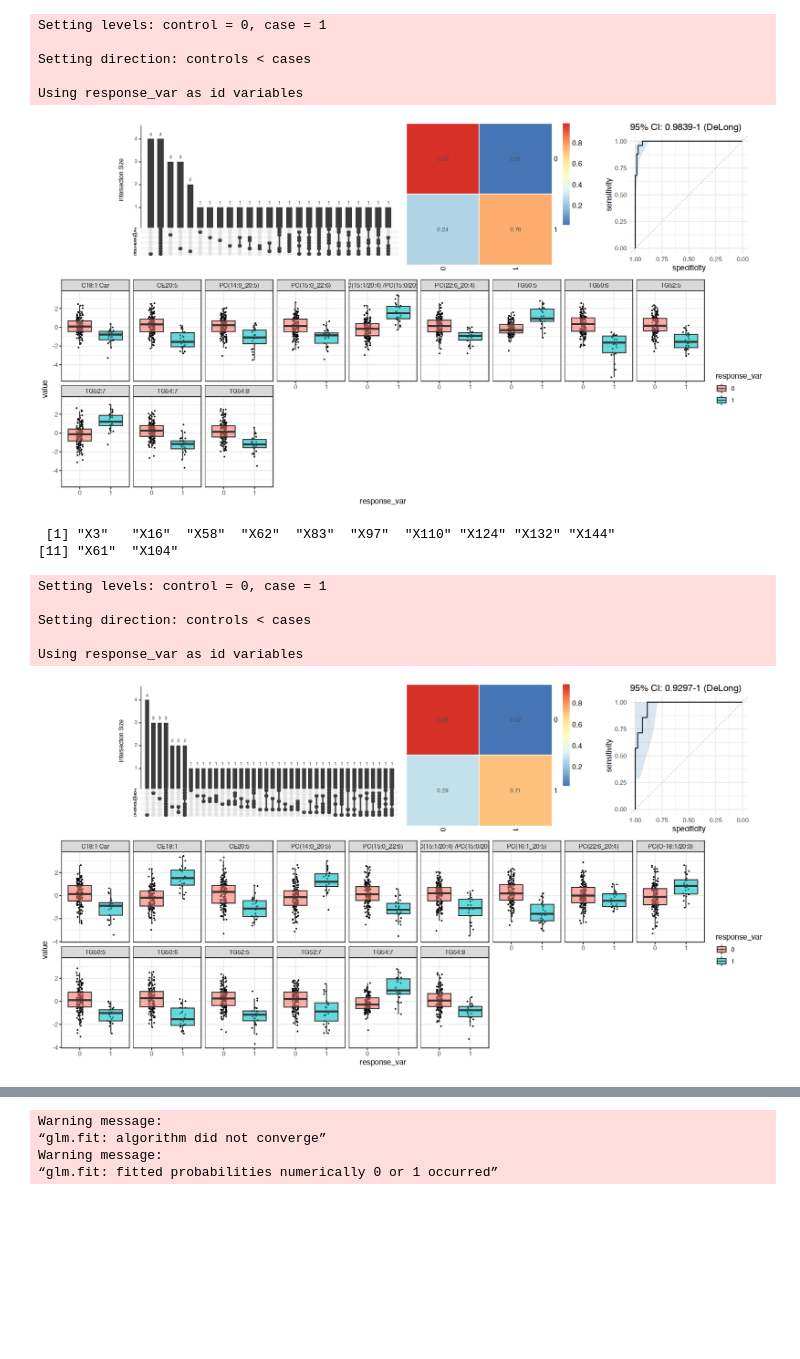
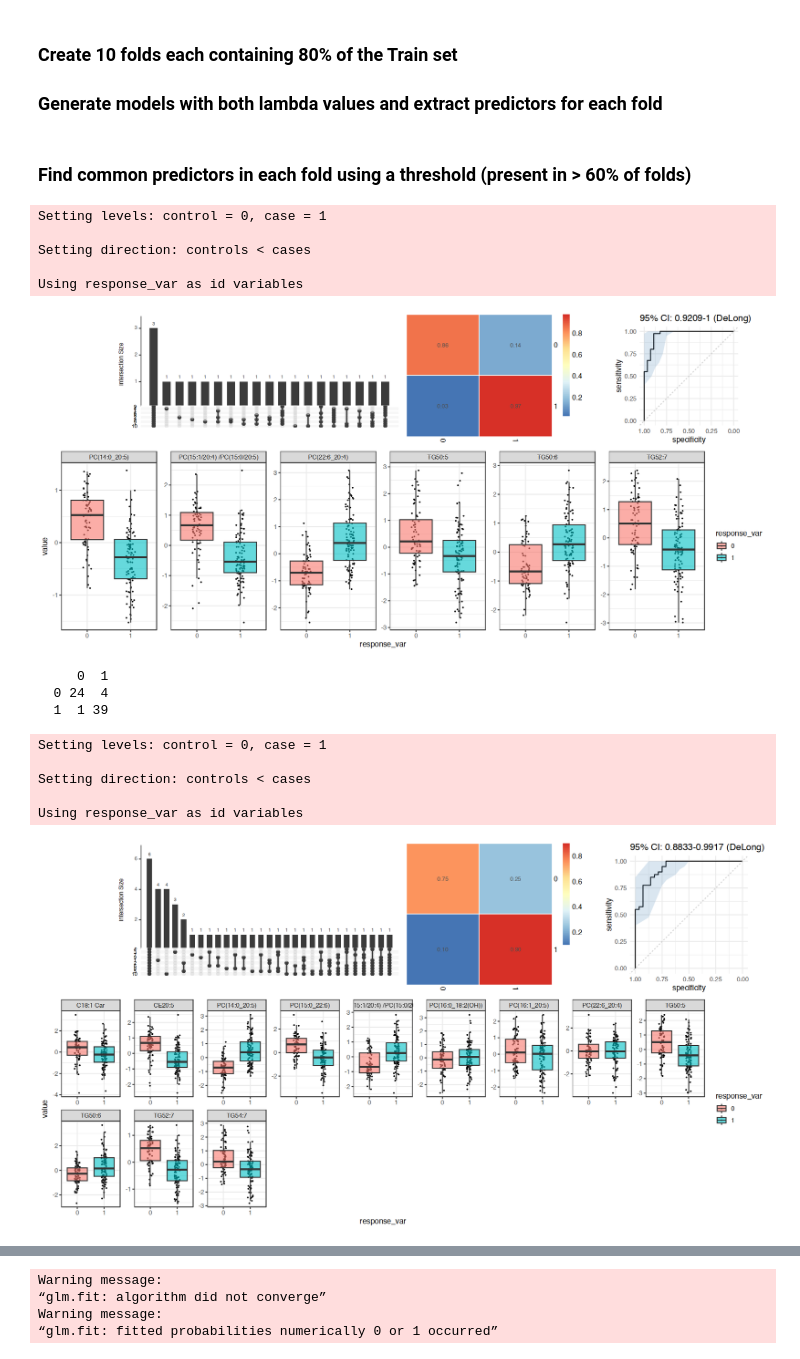
Before and after one commit to HussinLab/BECAME_HF, a Jupyter notebook: notebooks/Logistic_Regression_Lasso.ipynb, the cells around one changed output, grey strips where cells are left out. Drawn from its saved outputs; the diff is of its cells as text; code cells hidden in the pictures; blank space fills up the shorter version.

```diff
--- a/notebooks/Logistic_Regression_Lasso.ipynb
+++ b/notebooks/Logistic_Regression_Lasso.ipynb
@@ -9,7 +54,9 @@ lipid_meta = read.csv('../data/var_importance.b1.csv')
 # %%
 scaled_df = read.csv('../data/merged_dataset.csv')
 meta = read.csv('../data/merged_dataset_meta.csv')
+response_name = 'group'
 
 became_data = scaled_df[rownames(subset(meta,cohort=='BECAME')),]
+#became_data = scaled_df
 became_meta = meta[rownames(became_data),]
-became_data$response_var = as.factor(as.numeric(became_meta[rownames(became_data),'cluster']=='B1'))
+became_data$response_var = as.factor(as.numeric(became_meta[rownames(became_data),response_name]=='HFpEF'))
@@ -80,21 +156,22 @@ plot(cv_model)
+# %% [markdown]
+### Create 10 folds each containing 80% of the Train set
+### Generate models with both lambda values and extract predictors for each fold
 # %%
 nfolds = 10
 
-val_index = createDataPartition(became_data$response_var, p = 0.5, list = FALSE)
-became_val = became_data
-
-indexes = as.data.frame(createDataPartition(became_val$response_var, p = 0.7, list = FALSE, times=nfolds))
+indexes = as.data.frame(createDataPartition(became_data[train_index,]$response_var, p = 0.8, list = FALSE, times=nfolds))
 
 predictors = list(
     'min_lambda' = list(),
     'se_lamdba' = list()
 )
+
+became_data_folds = became_data[train_index,]
 for(k in 1:nfolds){
+    index = indexes[,k]
+    became_data_train = became_data_folds[index,]
 
-    index = indexes[,k]
-    became_data_train = became_val[index,]
-
-    x = became_data_train[,grepl('^X',colnames(became_val))]
+    x = became_data_train[,grepl('^X',colnames(became_data_folds))]
     y = became_data_train$response_var
 
     min_model <- glmnet(as.matrix(x), y, alpha = 1, lambda = lambda_min, family='binomial')
@@ -109,3 +186,5 @@ for(k in 1:nfolds){
     predictors[['se_lambda']][[as.character(k)]] = lambda_se_predictors
 
 }
+# %% [markdown]
+### Find common predictors in each fold using a threshold (present in > 60% of folds)
@@ -112,97 +221,72 @@ for(k in 1:nfolds){
 # %%
 pup = as.ggplot(upset(fromList(predictors[['se_lambda']]),order.by='freq',nsets=nfolds))
 
-vec = rep(0, length(unique(unlist(predictors[['se_lambda']]))))
-names(vec) = unique(unlist(predictors[['se_lambda']]))
-for(i in unique(unlist(predictors[['se_lambda']]))){
-    for(ele in 1:length(predictors[['se_lambda']])){
-      if(i %in% predictors[['se_lambda']][[ele]]){
-         vec[i]=vec[i]+1
-      }
-    }
-}
-vec = vec/length(predictors[['se_lambda']])
-
-common_elements_se = names(vec[vec>=.6])
-common_elements_se = common_elements_se[common_elements_se!='(Intercept)']
 
 new_model = glmnet(as.matrix(x[,common_elements_se]),
                    y, alpha = 1, lambda = lambda_1se, family='binomial')
 
 #use fitted best model to make predictions
-x_test = as.matrix(became_val[,grepl('^X',colnames(became_data))])
+x_test = as.matrix(became_data[-train_index,grepl('^X',colnames(became_data))])
 
 preds =  predict(new_model, s = lambda_1se, newx = x_test[,common_elements_se],type='response')
-y_predicted <- table(became_val$response_var,round(preds))
+y_predicted <- table(became_data[-train_index,]$response_var,round(preds))
 for(i in 1:nrow(y_predicted)){y_predicted[i,] = y_predicted[i,]/sum(y_predicted[i,])}
 ph = as.ggplot(pheatmap::pheatmap(y_predicted,border_col='white',display_numbers=T,treeheight_col=0,treeheight_row=0,silent=T))
 
-obj <- roc(became_val$response_var, as.numeric(preds), ci=TRUE, plot=FALSE)
+obj <- roc(became_data[-train_index,]$response_var, as.numeric(preds), ci=TRUE, plot=FALSE)
 ciobj <- ci.se(obj, specificities=seq(0, 1, l=25))
 dat.ci <- data.frame(x = as.numeric(rownames(ciobj)),
                      lower = ciobj[, 1],
                      upper = ciobj[, 3])
 
 proc = ggroc(obj) +
     theme_minimal() +
     geom_abline(slope=1, intercept = 1, linetype = "dashed", alpha=0.7, color = "grey") +
     coord_equal() +
     geom_ribbon(data = dat.ci, aes(x = x, ymin = lower, ymax = upper), fill = "steelblue", alpha= 0.2) +
     ggtitle(capture.output(obj$ci))
 
 boxplot_df = became_data[,c('response_var',common_elements_se)]
 m = reshape2::melt(boxplot_df)
 m$lipid_name = lipid_meta[m$variable,'lipid_id_became']
 box = ggplot(m,aes(response_var,value,fill=response_var))+
     geom_point(position=position_jitter(width=.1),size=.1)+
     geom_boxplot(alpha=.6,outlier.shape=NA)+
-    facet_wrap(~lipid_name,ncol=9)+
+    facet_wrap(~lipid_name,ncol=9,scales='free')+
     theme_bw()
 
-options(repr.plot.width = 15, repr.plot.height = 8)
+options(repr.plot.width = 15, repr.plot.height = 7)
 cowplot::plot_grid(cowplot::plot_grid(pup,ph,proc,ncol=3,rel_widths=c(4,2,2)),box,ncol=1,rel_heights=c(2,3))
 # %% [output]
 Setting levels: control = 0, case = 1
 
 Setting direction: controls < cases
 
 Using response_var as id variables
-[figure, old version]
+[figure, new version]
 # %%
-common_elements_se
+table(became_data[-train_index,]$response_var,round(preds))
 # %% [output]
- [1] "X3"   "X16"  "X58"  "X62"  "X83"  "X97"  "X110" "X124" "X132" "X144"
-[11] "X61"  "X104"
+     0  1
+  0 24  4
+  1  1 39
 # %%
 pup = as.ggplot(upset(fromList(predictors[['min_lambda']]),order.by='freq',nsets=nfolds))
 
-vec = rep(0, length(unique(unlist(predictors[['min_lambda']]))))
-names(vec) = unique(unlist(predictors[['min_lambda']]))
-for(i in unique(unlist(predictors[['min_lambda']]))){
-    for(ele in 1:length(predictors[['min_lambda']])){
-      if(i %in% predictors[['min_lambda']][[ele]]){
-         vec[i]=vec[i]+1
-      }
-    }
-}
-vec = vec/length(predictors[['min_lambda']])
-
-common_elements_min = names(vec[vec>=.6])
-common_elements_min = common_elements_min[common_elements_min!='(Intercept)']
 
 new_model = glmnet(as.matrix(x[,common_elements_min]),
                    y, alpha = 1, lambda = lambda_min, family='binomial')
 
 #use fitted best model to make predictions
-x_test = as.matrix(became_data[-index,grepl('^X',colnames(became_data))])
+x_test = as.matrix(became_data[-train_index,grepl('^X',colnames(became_data))])
 
 preds =  predict(new_model, s = lambda_min, newx = x_test[,common_elements_min],type='response')
 
-y_predicted <- table(became_data[-index,]$response_var,round(preds))
+y_predicted <- table(became_data[-train_index,]$response_var,round(preds))
 for(i in 1:nrow(y_predicted)){y_predicted[i,] = y_predicted[i,]/sum(y_predicted[i,])}
 ph = as.ggplot(pheatmap::pheatmap(y_predicted,border_col='white',display_numbers=T,treeheight_col=0,treeheight_row=0,silent=T))
 
-obj <- roc(became_data[-index,]$response_var, as.numeric(preds), ci=TRUE, plot=FALSE)
+obj <- roc(became_data[-train_index,]$response_var, as.numeric(preds), ci=TRUE, plot=FALSE)
 ciobj <- ci.se(obj, specificities=seq(0, 1, l=25))
 dat.ci <- data.frame(x = as.numeric(rownames(ciobj)),
                      lower = ciobj[, 1],
@@ -221,7 +305,7 @@ m$lipid_name = lipid_meta[m$variable,'lipid_id_became']
 box = ggplot(m,aes(response_var,value,fill=response_var))+
     geom_point(position=position_jitter(width=.1),size=.1)+
     geom_boxplot(alpha=.6,outlier.shape=NA)+
-    facet_wrap(~lipid_name,ncol=9)+
+    facet_wrap(~lipid_name,ncol=9,scales='free')+
     theme_bw()
 
 options(repr.plot.width = 15, repr.plot.height = 8)
@@ -232,7 +316,7 @@ Setting levels: control = 0, case = 1
 Setting direction: controls < cases
 
 Using response_var as id variables
-[figure, old version]
+[figure, new version]
 # %%
 common_elements_min
 # %% [output]
```
Also changed, not shown: parts of 19 cells of this notebook, 12 other files.
